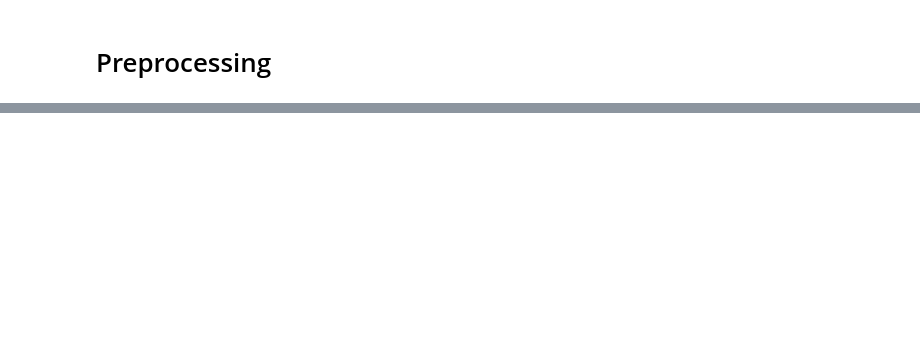
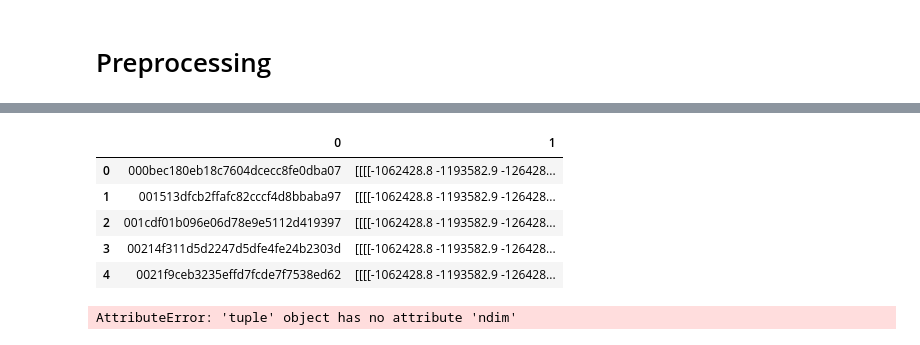
Before and after one commit to rosieyzh/Hacker-Puppies, a Jupyter notebook: Model.ipynb, the cells around one changed output, grey strips where cells are left out. Drawn from its saved outputs; the diff is of its cells as text; code cells hidden in the pictures; blank space fills up the shorter version.

```diff
--- a/Model.ipynb
+++ b/Model.ipynb
@@ -76,0 +70,9 @@ training
+# %%
+X_train.head()
+# %% [output]
+|  | 0 | 1 |
+| 0 | 000bec180eb18c7604dcecc8fe0dba07 | [[[[-1062428.8 -1193582.9 -126428... |
+| 1 | 001513dfcb2ffafc82cccf4d8bbaba97 | [[[[-1062428.8 -1193582.9 -126428... |
+| 2 | 001cdf01b096e06d78e9e5112d419397 | [[[[-1062428.8 -1193582.9 -126428... |
+| 3 | 00214f311d5d2247d5dfe4fe24b2303d | [[[[-1062428.8 -1193582.9 -126428... |
+| 4 | 0021f9ceb3235effd7fcde7f7538ed62 | [[[[-1062428.8 -1193582.9 -126428... |
@@ -76,0 +90,13 @@ training
+# %%
+model_checkpoint = ModelCheckpoint("./keras.model",monitor='val_my_iou_metric',
+                                   mode = 'max', save_best_only=True, verbose=1)
+reduce_lr = ReduceLROnPlateau(factor=0.1, patience=4, min_lr=0.00001, verbose=1)
+
+epochs = 100
+batch_size = 32
+model.compile(loss='categorical_crossentropy', optimizer='adam', metrics=['accuracy'])
+history = model.fit(training, breed,
+                    epochs=epochs,
+                    batch_size=batch_size, validation_split= 0.25)
+# %% [output]
+AttributeError: 'tuple' object has no attribute 'ndim'
```
Also changed, not shown: parts of 12 cells of this notebook.
